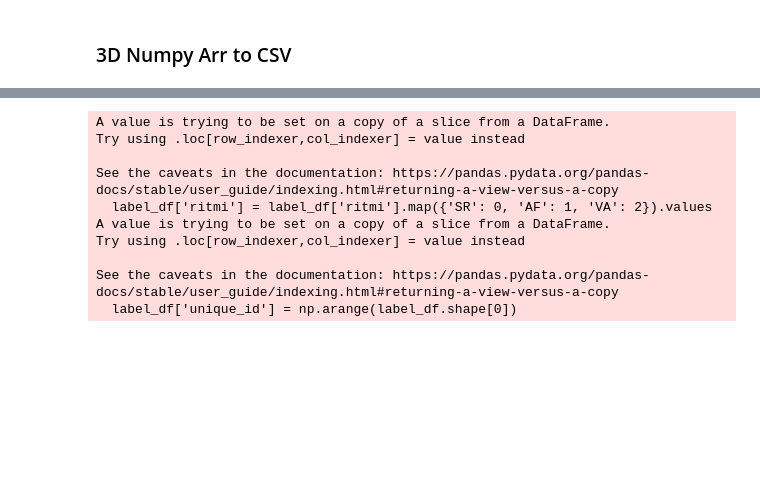
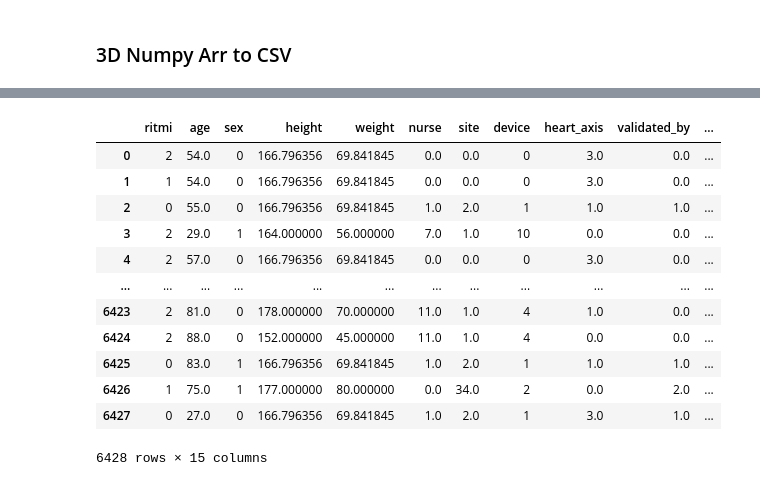
Before and after one commit to tvo10/DSCT, a Jupyter notebook: First Capstone/afib_detection_feature_engineering.ipynb, the cells around one changed output, grey strips where cells are left out. Cells and saved outputs as stored; diff of their text form; code cells hidden in the pictures; blank space fills up the shorter version.

```diff
--- a/First Capstone/afib_detection_feature_engineering.ipynb
+++ b/First Capstone/afib_detection_feature_engineering.ipynb
@@ -246,20 +301,23 @@ out_df['index'] = out_df['index'].astype('int32')
 # %%
-# get dataframe with only the label column
-df = pd.read_csv('coorteeqsrafva.csv', sep=';', header=0, index_col=0)
-label_df = df[['ritmi']]
-label_df['ritmi'] = label_df['ritmi'].map({'SR': 0, 'AF': 1, 'VA': 2}).values
+# read in csv file
+df = pd.read_csv('training_13_features.csv')
+label_df = df.copy()
 label_df['unique_id'] = np.arange(label_df.shape[0])
+label_df
 # %% [output]
+|  | ritmi | age | sex | height | weight | nurse | site | device | heart_axis | validated_by | ... |
+| 0 | 2 | 54.0 | 0 | 166.796356 | 69.841845 | 0.0 | 0.0 | 0 | 3.0 | 0.0 | ... |
+| 1 | 1 | 54.0 | 0 | 166.796356 | 69.841845 | 0.0 | 0.0 | 0 | 3.0 | 0.0 | ... |
+| 2 | 0 | 55.0 | 0 | 166.796356 | 69.841845 | 1.0 | 2.0 | 1 | 1.0 | 1.0 | ... |
+| 3 | 2 | 29.0 | 1 | 164.000000 | 56.000000 | 7.0 | 1.0 | 10 | 0.0 | 0.0 | ... |
+| 4 | 2 | 57.0 | 0 | 166.796356 | 69.841845 | 0.0 | 0.0 | 0 | 3.0 | 0.0 | ... |
+| ... | ... | ... | ... | ... | ... | ... | ... | ... | ... | ... | ... |
+| 6423 | 2 | 81.0 | 0 | 178.000000 | 70.000000 | 11.0 | 1.0 | 4 | 1.0 | 0.0 | ... |
+| 6424 | 2 | 88.0 | 0 | 152.000000 | 45.000000 | 11.0 | 1.0 | 4 | 0.0 | 0.0 | ... |
+| 6425 | 0 | 83.0 | 1 | 166.796356 | 69.841845 | 1.0 | 2.0 | 1 | 1.0 | 1.0 | ... |
+| 6426 | 1 | 75.0 | 1 | 177.000000 | 80.000000 | 0.0 | 34.0 | 2 | 0.0 | 2.0 | ... |
+| 6427 | 0 | 27.0 | 0 | 166.796356 | 69.841845 | 1.0 | 2.0 | 1 | 3.0 | 1.0 | ... |
-A value is trying to be set on a copy of a slice from a DataFrame.
-Try using .loc[row_indexer,col_indexer] = value instead
-
-See the caveats in the documentation: https://pandas.pydata.org/pandas-docs/stable/user_guide/indexing.html#returning-a-view-versus-a-copy
-  label_df['ritmi'] = label_df['ritmi'].map({'SR': 0, 'AF': 1, 'VA': 2}).values
-A value is trying to be set on a copy of a slice from a DataFrame.
-Try using .loc[row_indexer,col_indexer] = value instead
-
-See the caveats in the documentation: https://pandas.pydata.org/pandas-docs/stable/user_guide/indexing.html#returning-a-view-versus-a-copy
-  label_df['unique_id'] = np.arange(label_df.shape[0])
+6428 rows × 15 columns
 # %%
 # merge out_df and label_df
 merged_df = pd.merge(out_df, label_df, how='inner', left_on='index', right_on='unique_id')
```
Also changed, not shown: parts of 18 cells of this notebook.
